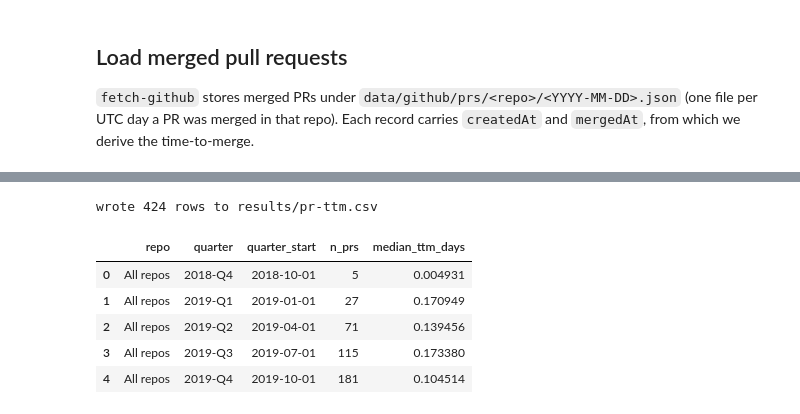
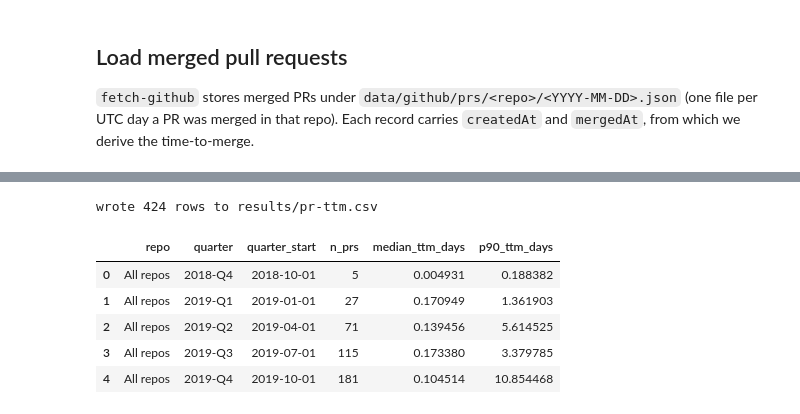
Before and after one commit to petebachant/clima-perf, a Jupyter notebook: .calkit/notebooks/executed/notebooks/analyze-dev-speed.ipynb, the cells around one changed output, grey strips where cells are left out. Drawn from its saved outputs; the diff is of its cells as text; code cells hidden in the pictures.

```diff
--- a/.calkit/notebooks/executed/notebooks/analyze-dev-speed.ipynb
+++ b/.calkit/notebooks/executed/notebooks/analyze-dev-speed.ipynb
@@ -28,6 +28,7 @@ from pathlib import Path
 import pandas as pd
 import plotly.colors as pc
 import plotly.graph_objects as go
+from plotly.subplots import make_subplots
 
 ROOT = Path.cwd()
 if not (ROOT / "data").exists() and (ROOT / "clima-perf" / "data").exists():
@@ -42,21 +43,6 @@ MIN_QUARTER = "2018-Q1"
 # Minimum number of merged PRs in a repo-quarter for that point to be
 # plotted; medians over only one or two PRs are too noisy to be useful.
 MIN_PRS_PER_POINT = 3
-
-# Bot accounts whose ``is_bot`` field is false on the GitHub API but which
-# are clearly automated (Julia ecosystem bots).
-EXTRA_BOTS = {"JuliaTagBot", "attobot"}
-
-
-def is_bot(author: dict) -> bool:
-    login = author.get("login") or ""
-    return bool(
-        author.get("is_bot")
-        or login in EXTRA_BOTS
-        or login.endswith("[bot]")
-        or login.startswith("app/")
-    )
-
 
 # CamelCase repo lookup so legend labels match the canonical package names.
 camel_by_lc: dict[str, str] = {}
@@ -97,8 +83,6 @@ if PRS_ROOT.exists():
         for f in repo_dir.glob("*.json"):
             for pr in json.loads(f.read_text()):
                 author = pr.get("author") or {}
-                if is_bot(author):
-                    continue
                 created_raw = pr.get("createdAt")
                 merged_raw = pr.get("mergedAt")
                 if not created_raw or not merged_raw:
@@ -125,7 +109,7 @@ if PRS_ROOT.exists():
 
 prs_df = pd.DataFrame(rows)
 print(
-    f"{len(prs_df)} merged non-bot PRs across "
+    f"{len(prs_df)} merged PRs across "
     f"{prs_df['repo'].nunique() if not prs_df.empty else 0} repos"
 )
 prs_df.head()
@@ -147,49 +133,51 @@ median computed over *all* repositories' PRs combined.
 # %%
 empty = prs_df.empty
 
-# Per-repo, per-quarter median time-to-merge + PR count.
-if empty:
-    repo_q = pd.DataFrame(
-        columns=["repo", "quarter", "n_prs", "median_ttm_days"]
-    )
-else:
-    repo_q = (
-        prs_df.groupby(["repo", "quarter"])["ttm_days"]
-        .agg(n_prs="size", median_ttm_days="median")
-        .reset_index()
+COLUMNS = ["repo", "quarter", "n_prs", "median_ttm_days", "p90_ttm_days"]
+
+
+def summarize(grouped) -> pd.DataFrame:
+    return grouped["ttm_days"].agg(
+        n_prs="size",
+        median_ttm_days="median",
+        p90_ttm_days=lambda s: s.quantile(0.9),
     )
 
-# Ecosystem-wide median over all repos, per quarter.
+
+# Per-repo, per-quarter statistics + PR count.
 if empty:
-    all_q = pd.DataFrame(columns=["repo", "quarter", "n_prs", "median_ttm_days"])
+    repo_q = pd.DataFrame(columns=COLUMNS)
 else:
-    all_q = (
-        prs_df.groupby("quarter")["ttm_days"]
-        .agg(n_prs="size", median_ttm_days="median")
-        .reset_index()
-    )
+    repo_q = summarize(prs_df.groupby(["repo", "quarter"])).reset_index()
+
+# Ecosystem-wide statistics over all repos, per quarter.
+if empty:
+    all_q = pd.DataFrame(columns=COLUMNS)
+else:
+    all_q = summarize(prs_df.groupby("quarter")).reset_index()
     all_q.insert(0, "repo", "All repos")
 
 ttm_df = pd.concat([repo_q, all_q], ignore_index=True)
 ttm_df["quarter_start"] = ttm_df["quarter"].map(
     lambda q: quarter_start(q).date().isoformat()
 )
 ttm_df = ttm_df[
-    ["repo", "quarter", "quarter_start", "n_prs", "median_ttm_days"]
+    ["repo", "quarter", "quarter_start", "n_prs",
+     "median_ttm_days", "p90_ttm_days"]
 ].sort_values(["repo", "quarter"]).reset_index(drop=True)
 
 os.makedirs(ROOT / "results", exist_ok=True)
 ttm_df.to_csv(ROOT / "results/pr-ttm.csv", index=False)
 print(f"wrote {len(ttm_df)} rows to results/pr-ttm.csv")
 ttm_df.head()
 # %% [output]
 wrote 424 rows to results/pr-ttm.csv
-|  | repo | quarter | quarter_start | n_prs | median_ttm_days |
-| 0 | All repos | 2018-Q4 | 2018-10-01 | 5 | 0.004931 |
-| 1 | All repos | 2019-Q1 | 2019-01-01 | 27 | 0.170949 |
-| 2 | All repos | 2019-Q2 | 2019-04-01 | 71 | 0.139456 |
-| 3 | All repos | 2019-Q3 | 2019-07-01 | 115 | 0.173380 |
-| 4 | All repos | 2019-Q4 | 2019-10-01 | 181 | 0.104514 |
+|  | repo | quarter | quarter_start | n_prs | median_ttm_days | p90_ttm_days |
+| 0 | All repos | 2018-Q4 | 2018-10-01 | 5 | 0.004931 | 0.188382 |
+| 1 | All repos | 2019-Q1 | 2019-01-01 | 27 | 0.170949 | 1.361903 |
+| 2 | All repos | 2019-Q2 | 2019-04-01 | 71 | 0.139456 | 5.614525 |
+| 3 | All repos | 2019-Q3 | 2019-07-01 | 115 | 0.173380 | 3.379785 |
+| 4 | All repos | 2019-Q4 | 2019-10-01 | 181 | 0.104514 | 10.854468 |
 # %%
 # Repos ordered by total merged-PR volume (busiest first) for a stable,
 # meaningful legend order.
```
Also changed, not shown: parts of 4 cells of this notebook, 7 other files.
